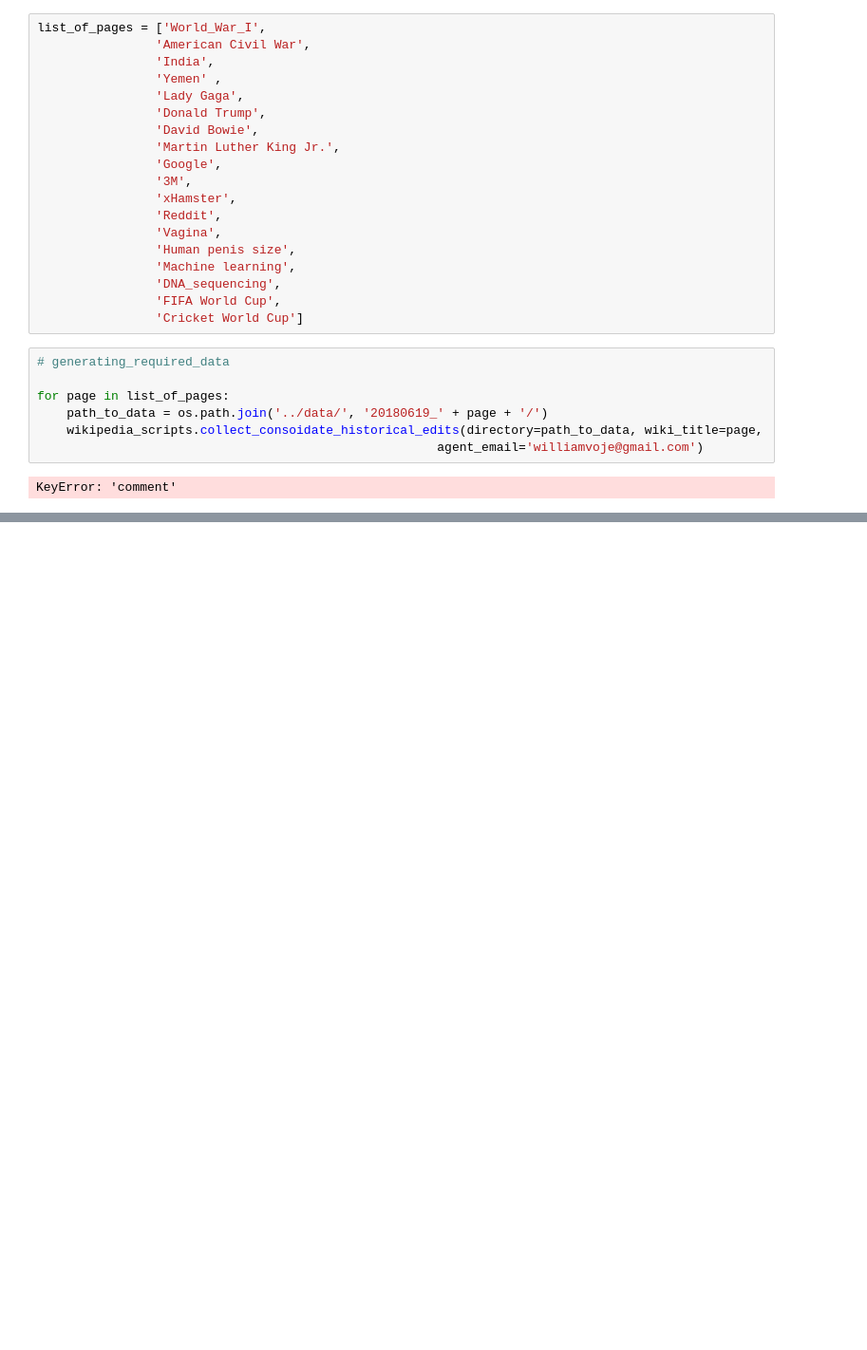
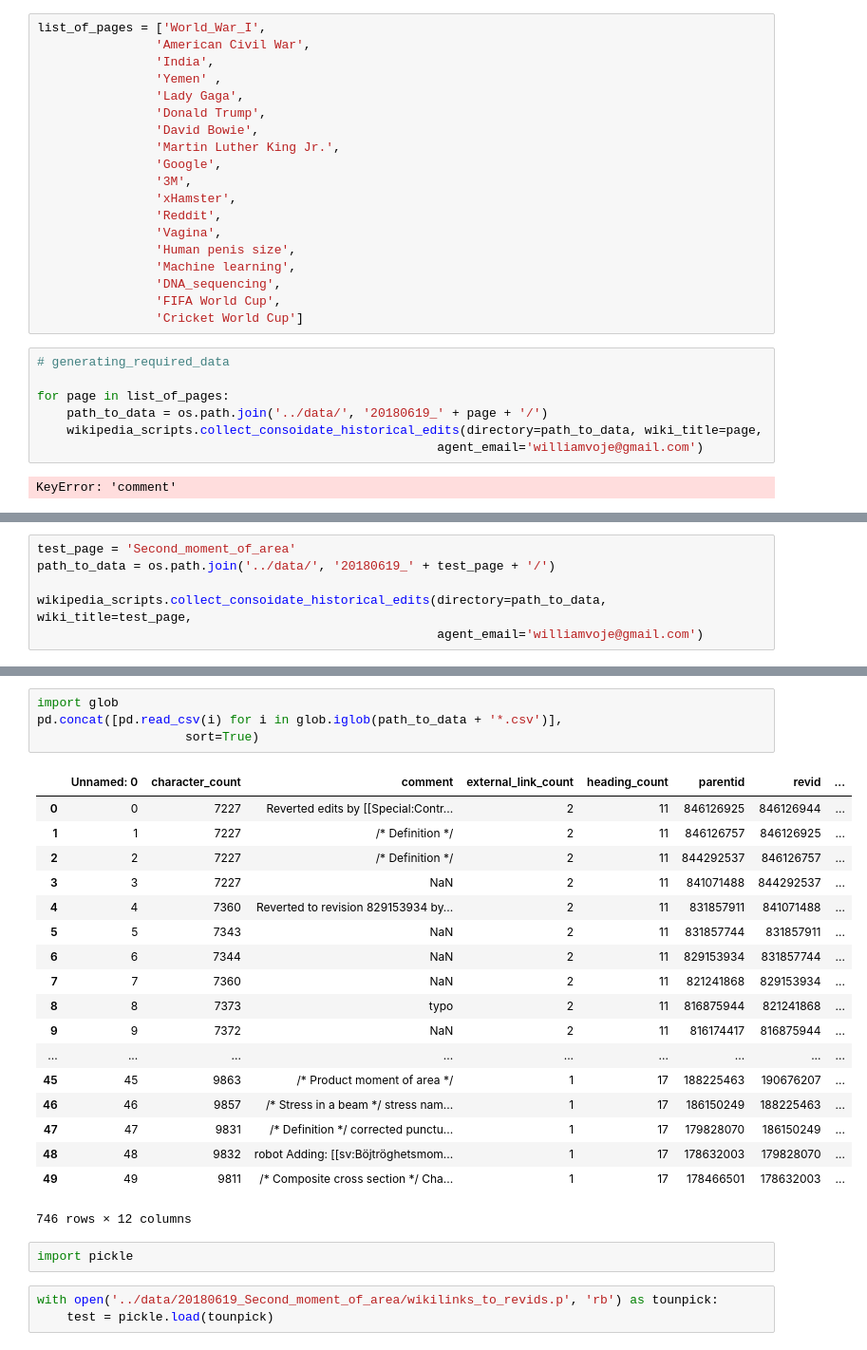
Before and after one commit to wmvoje/wiki_stub_expansion, a Jupyter notebook: data_collection_notebooks/20180619_WEV_getting_article_revision_history.ipynb, the cells around one changed output, grey strips where cells are left out. Shown at 95% size. Saved outputs shown, nothing was run; the diff lists cells and outputs as text; blank space fills up the shorter version.

```diff
--- a/data_collection_notebooks/20180619_WEV_getting_article_revision_history.ipynb
+++ b/data_collection_notebooks/20180619_WEV_getting_article_revision_history.ipynb
@@ -78,0 +228,6 @@ KeyError: 'comment'
+# %%
+test_page = 'Second_moment_of_area'
+path_to_data = os.path.join('../data/', '20180619_' + test_page + '/')
+
+wikipedia_scripts.collect_consoidate_historical_edits(directory=path_to_data, wiki_title=test_page,
+                                                      agent_email='williamvoje@gmail.com')
@@ -78,0 +263,28 @@ KeyError: 'comment'
+# %%
+import glob
+pd.concat([pd.read_csv(i) for i in glob.iglob(path_to_data + '*.csv')],
+                    sort=True)
+# %% [output]
+|  | Unnamed: 0 | character_count | comment | external_link_count | heading_count | parentid | revid | ... |
+| 0 | 0 | 7227 | Reverted edits by [[Special:Contr... | 2 | 11 | 846126925 | 846126944 | ... |
+| 1 | 1 | 7227 | /* Definition */ | 2 | 11 | 846126757 | 846126925 | ... |
+| 2 | 2 | 7227 | /* Definition */ | 2 | 11 | 844292537 | 846126757 | ... |
+| 3 | 3 | 7227 | NaN | 2 | 11 | 841071488 | 844292537 | ... |
+| 4 | 4 | 7360 | Reverted to revision 829153934 by... | 2 | 11 | 831857911 | 841071488 | ... |
+| 5 | 5 | 7343 | NaN | 2 | 11 | 831857744 | 831857911 | ... |
+| 6 | 6 | 7344 | NaN | 2 | 11 | 829153934 | 831857744 | ... |
+| 7 | 7 | 7360 | NaN | 2 | 11 | 821241868 | 829153934 | ... |
+| 8 | 8 | 7373 | typo | 2 | 11 | 816875944 | 821241868 | ... |
+| 9 | 9 | 7372 | NaN | 2 | 11 | 816174417 | 816875944 | ... |
+| ... | ... | ... | ... | ... | ... | ... | ... | ... |
+| 45 | 45 | 9863 | /* Product moment of area */ | 1 | 17 | 188225463 | 190676207 | ... |
+| 46 | 46 | 9857 | /* Stress in a beam */ stress nam... | 1 | 17 | 186150249 | 188225463 | ... |
+| 47 | 47 | 9831 | /* Definition */ corrected punctu... | 1 | 17 | 179828070 | 186150249 | ... |
+| 48 | 48 | 9832 | robot Adding: [[sv:Böjtröghetsmom... | 1 | 17 | 178632003 | 179828070 | ... |
+| 49 | 49 | 9811 | /* Composite cross section */ Cha... | 1 | 17 | 178466501 | 178632003 | ... |
+746 rows × 12 columns
+# %%
+import pickle
+# %%
+with open('../data/20180619_Second_moment_of_area/wikilinks_to_revids.p', 'rb') as tounpick:
+    test = pickle.load(tounpick)
```
Also changed, not shown: parts of 23 cells of this notebook, 2 other files.
